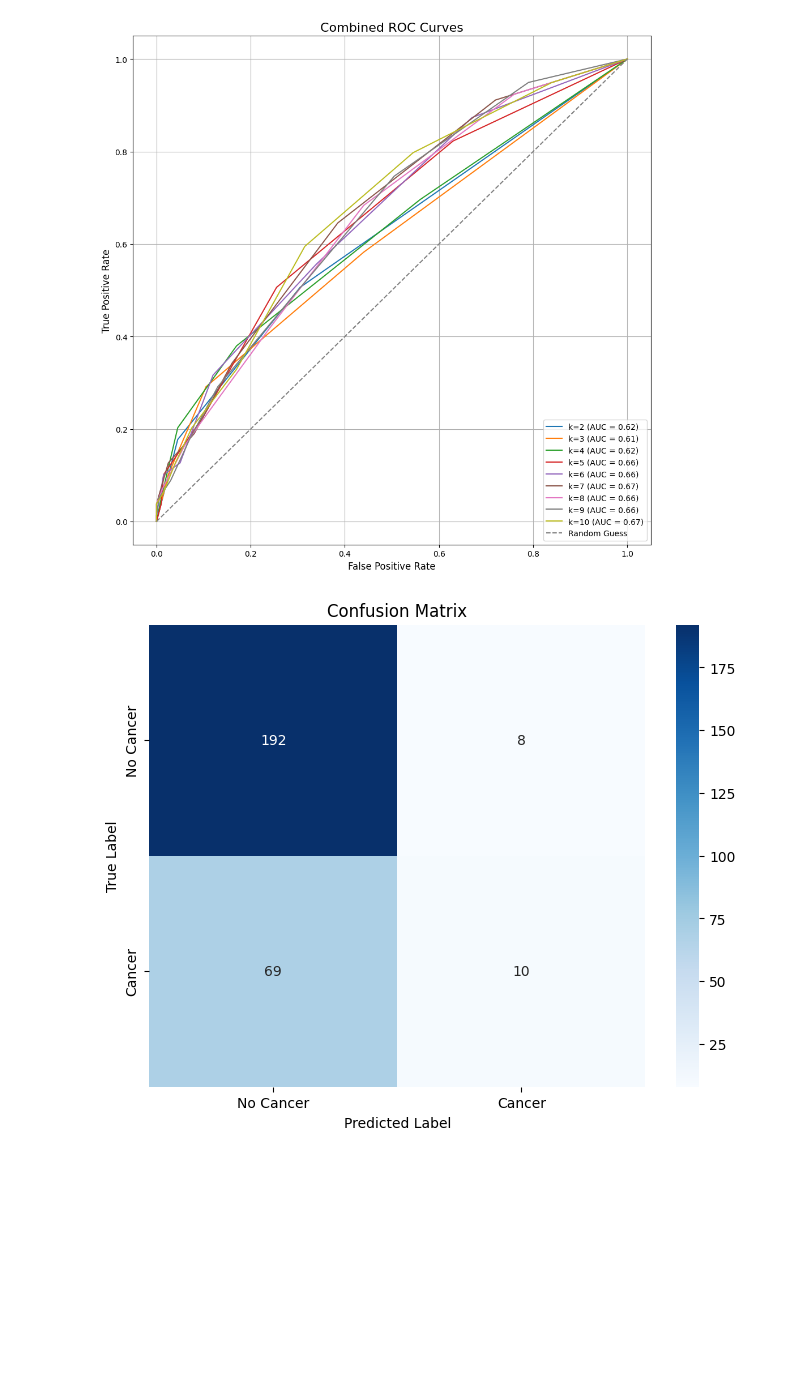
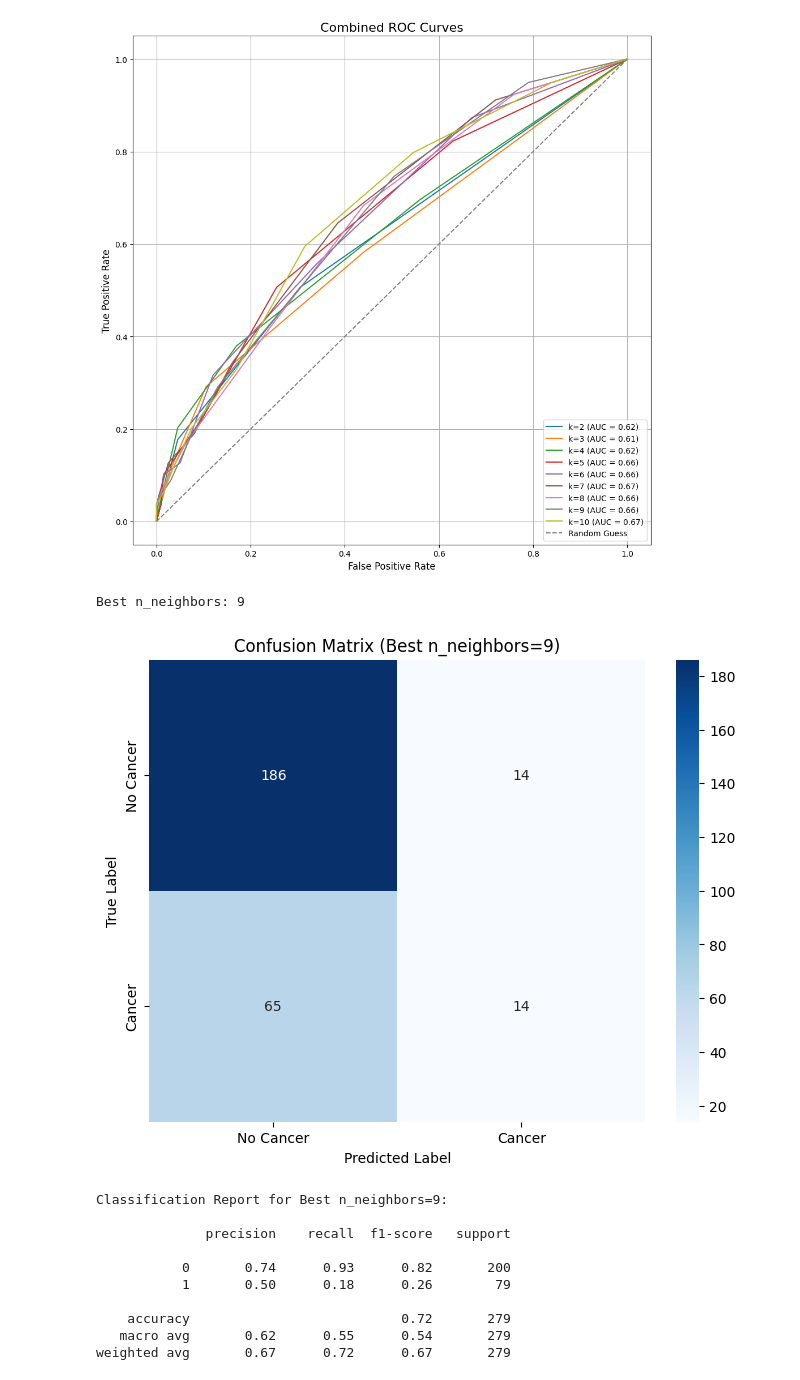
Before and after one commit to mohsley/skin-cancer-detection, a Jupyter notebook: notebooks/knn/knn_skincancer_Anavi.ipynb, the cells around one changed output. Drawn from its saved outputs; the diff is of its cells as text; code cells hidden in the pictures; blank space fills up the shorter version.

```diff
--- a/notebooks/knn/knn_skincancer_Anavi.ipynb
+++ b/notebooks/knn/knn_skincancer_Anavi.ipynb
@@ -508,16 +529,49 @@ plt.tight_layout()
 plt.show()
 # %% [output]
 [figure]
-# %%
-cm = confusion_matrix(y_test, y_pred)
-
-plt.figure(figsize=(8, 6))
-sns.heatmap(cm, annot=True, fmt='d', cmap='Blues',
-            xticklabels=['No Cancer', 'Cancer'],
-            yticklabels=['No Cancer', 'Cancer'])
-plt.title('Confusion Matrix')
-plt.ylabel('True Label')
-plt.xlabel('Predicted Label')
-plt.show()
-# %% [output]
-[figure, removed]
+# %%
+from sklearn.model_selection import GridSearchCV
+
+# Define hyperparameter grid
+param_grid = {'n_neighbors': [2,3,4,5,6,7,8,9,10]}
+
+# Initialize KNN and GridSearchCV
+knn = KNeighborsClassifier()
+grid_search = GridSearchCV(knn, param_grid, cv=5, scoring='accuracy')
+grid_search.fit(X_train, y_train)
+
+# Best hyperparameters
+best_n_neighbors = grid_search.best_params_['n_neighbors']
+print(f"Best n_neighbors: {best_n_neighbors}")
+
+# Train model with best parameters
+best_knn = KNeighborsClassifier(n_neighbors=best_n_neighbors)
+best_knn.fit(X_train, y_train)
+y_pred = best_knn.predict(X_test)
+
+# Confusion matrix for best parameters
+cm = confusion_matrix(y_test, y_pred)
+plt.figure(figsize=(8, 6))
+sns.heatmap(cm, annot=True, fmt='d', cmap='Blues',
+            xticklabels=['No Cancer', 'Cancer'],
+            yticklabels=['No Cancer', 'Cancer'])
+plt.title(f'Confusion Matrix (Best n_neighbors={best_n_neighbors})')
+plt.ylabel('True Label')
+plt.xlabel('Predicted Label')
+plt.show()
+
+print(f"Classification Report for Best n_neighbors={best_n_neighbors}:\n")
+print(classification_report(y_test, y_pred))
+# %% [output]
+Best n_neighbors: 9
+[figure, added]
+Classification Report for Best n_neighbors=9:
+
+              precision    recall  f1-score   support
+
+           0       0.74      0.93      0.82       200
+           1       0.50      0.18      0.26        79
+
+    accuracy                           0.72       279
+   macro avg       0.62      0.55      0.54       279
+weighted avg       0.67      0.72      0.67       279
```
Also changed, not shown: parts of 3 cells of this notebook.
